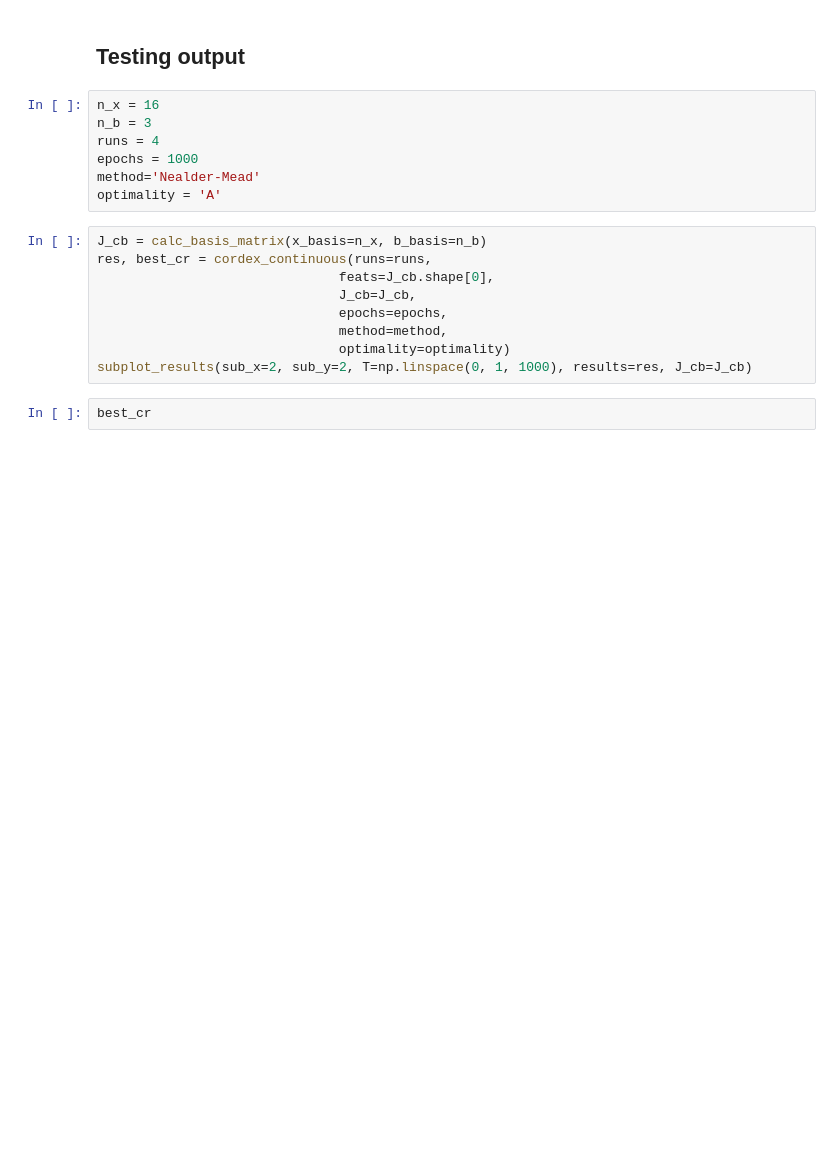
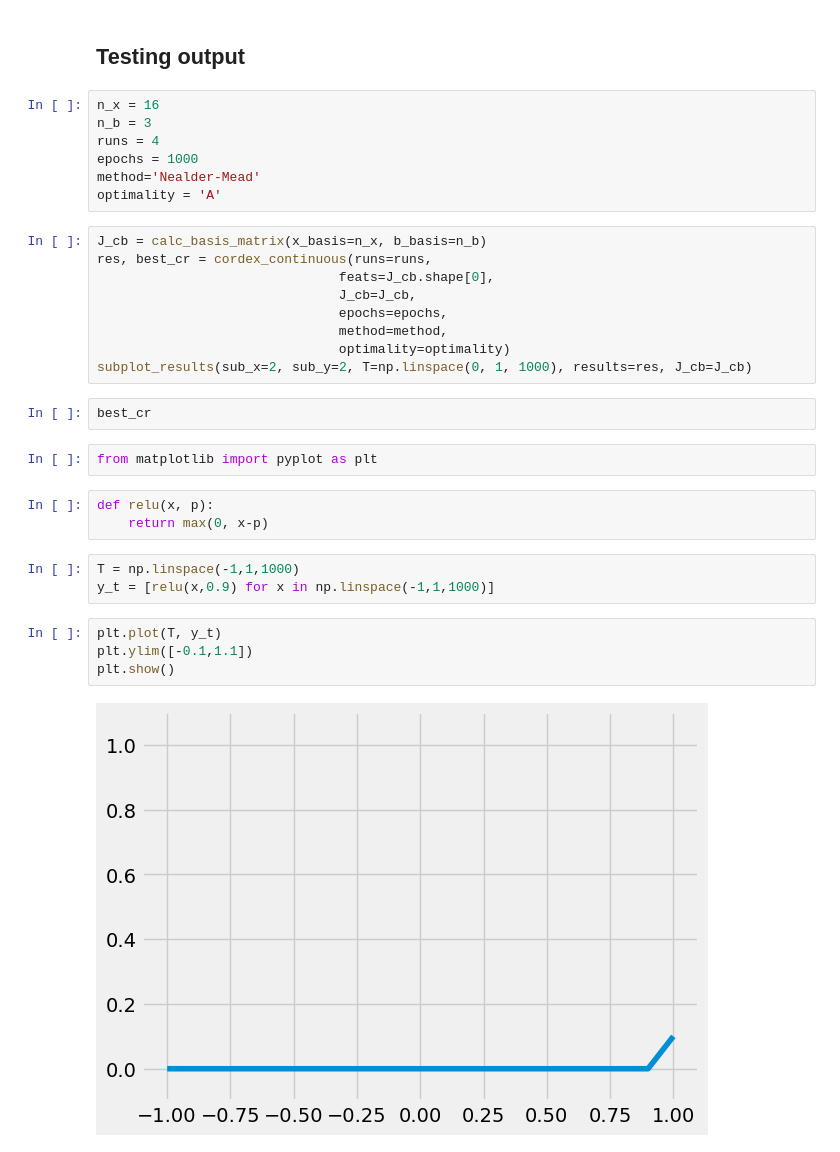
Before and after one commit to TedOiler/dexpy, a Jupyter notebook: v2/test_algorithms.ipynb, the cells around one changed output. Drawn from its saved outputs; the diff is of its cells as text; blank space fills up the shorter version.

```diff
--- a/v2/test_algorithms.ipynb
+++ b/v2/test_algorithms.ipynb
@@ -354,3 +403,17 @@ res, best_cr = cordex_continuous(runs=runs,
 subplot_results(sub_x=2, sub_y=2, T=np.linspace(0, 1, 1000), results=res, J_cb=J_cb)
 # %%
 best_cr
+# %%
+from matplotlib import pyplot as plt
+# %%
+def relu(x, p):
+    return max(0, x-p)
+# %%
+T = np.linspace(-1,1,1000)
+y_t = [relu(x,0.9) for x in np.linspace(-1,1,1000)]
+# %%
+plt.plot(T, y_t)
+plt.ylim([-0.1,1.1])
+plt.show()
+# %% [output]
+[figure, added]
```
Also changed, not shown: parts of 20 cells of this notebook, 14 other files.
